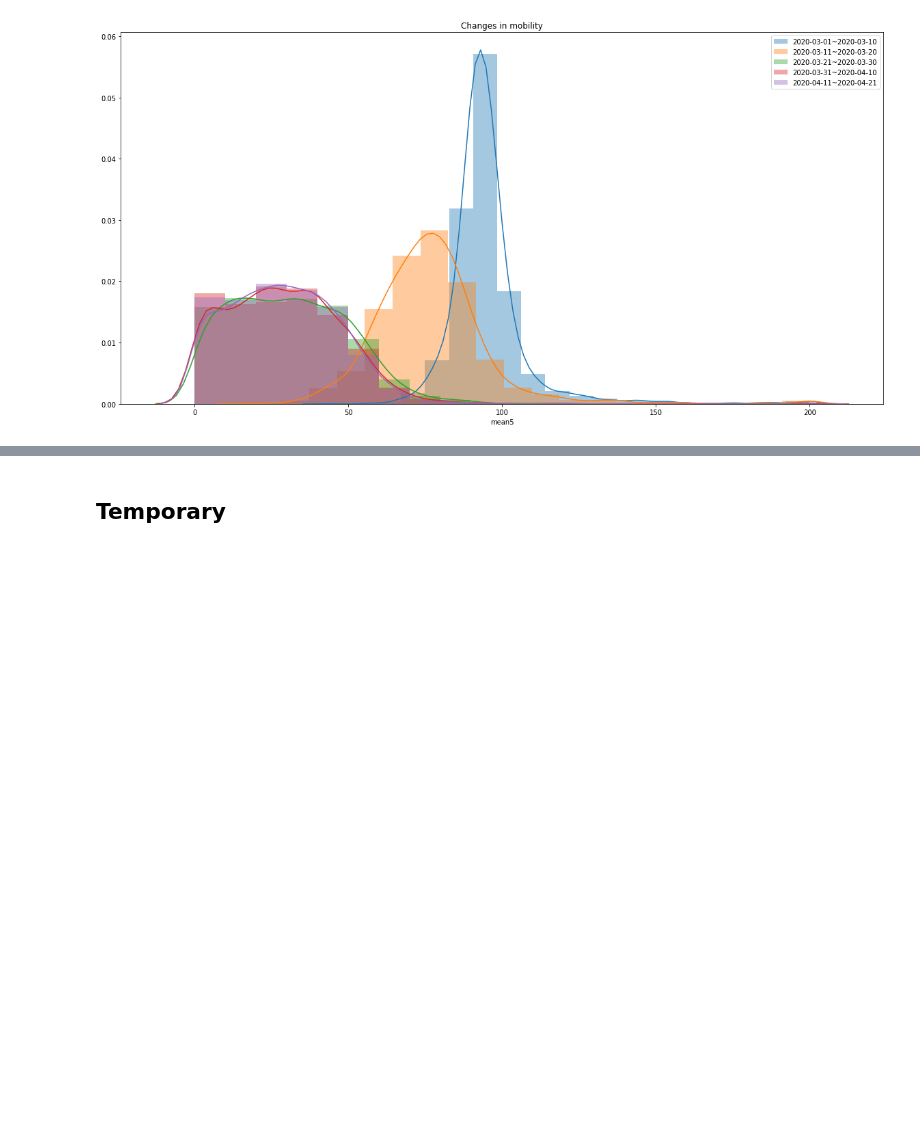
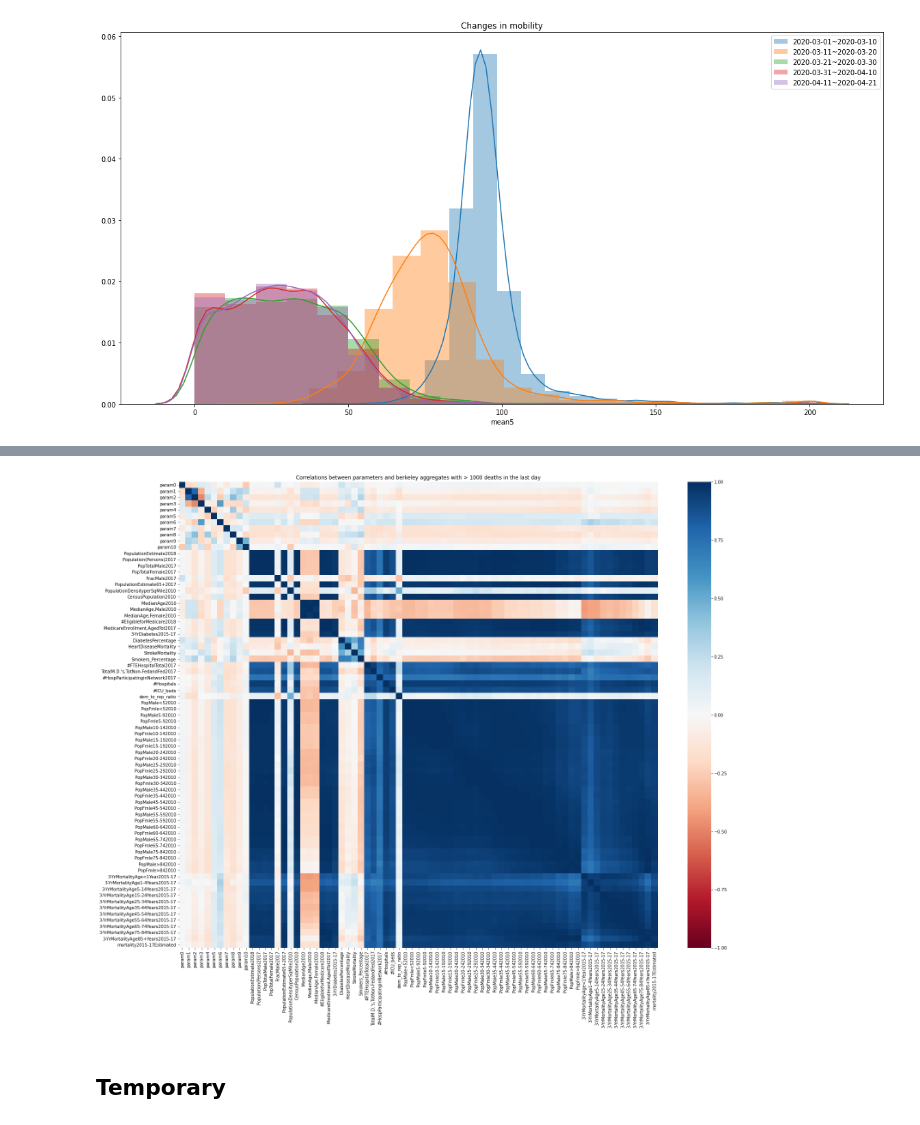
Before and after one commit to danielnee2/SKTW, a Jupyter notebook: TC/prediction_TC.ipynb, the cells around one changed output, grey strips where cells are left out. Drawn from its saved outputs; the diff is of its cells as text; code cells hidden in the pictures; blank space fills up the shorter version.

Commit message:
add SEIR and berkeley correlation

```diff
--- a/TC/prediction_TC.ipynb
+++ b/TC/prediction_TC.ipynb
@@ -596,0 +603,3 @@ plt.savefig('mobility_changes.png')
+# %%
+df_berkeley = pd.read_csv(datadir + 'us/aggregate_berkeley.csv').set_index('Unnamed: 0').reset_index(drop=True)
+df_berkeley.head()
@@ -597,3 +614,12 @@ plt.savefig('mobility_changes.png')
+# %%
+X_tot = pd.merge(X_correlations, df_berkeley, left_index=True, right_on='countyFIPS').drop(columns=['State', 'County']).set_index('countyFIPS')
+# %%
+plt.figure(figsize=(25,20))
+sns.heatmap(X_tot.corr(), vmin=-1, vmax=1,cmap='RdBu')
+plt.title("Correlations between parameters and berkeley aggregates with > 1000 deaths in the last day")
+plt.savefig("corr_berkeley.png")
+# %% [output]
+[figure, added]
 # %% [markdown]
 ## Temporary
 # %%
```
Also changed, not shown: parts of 4 cells of this notebook, 2 other files.
